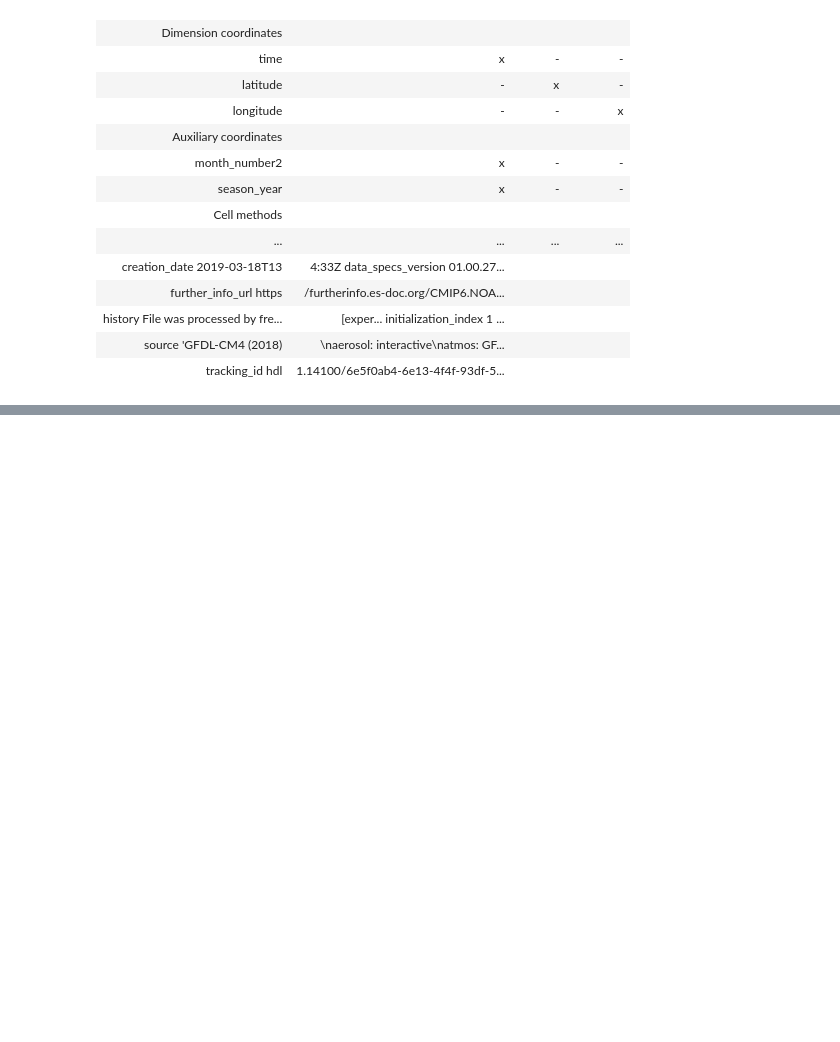
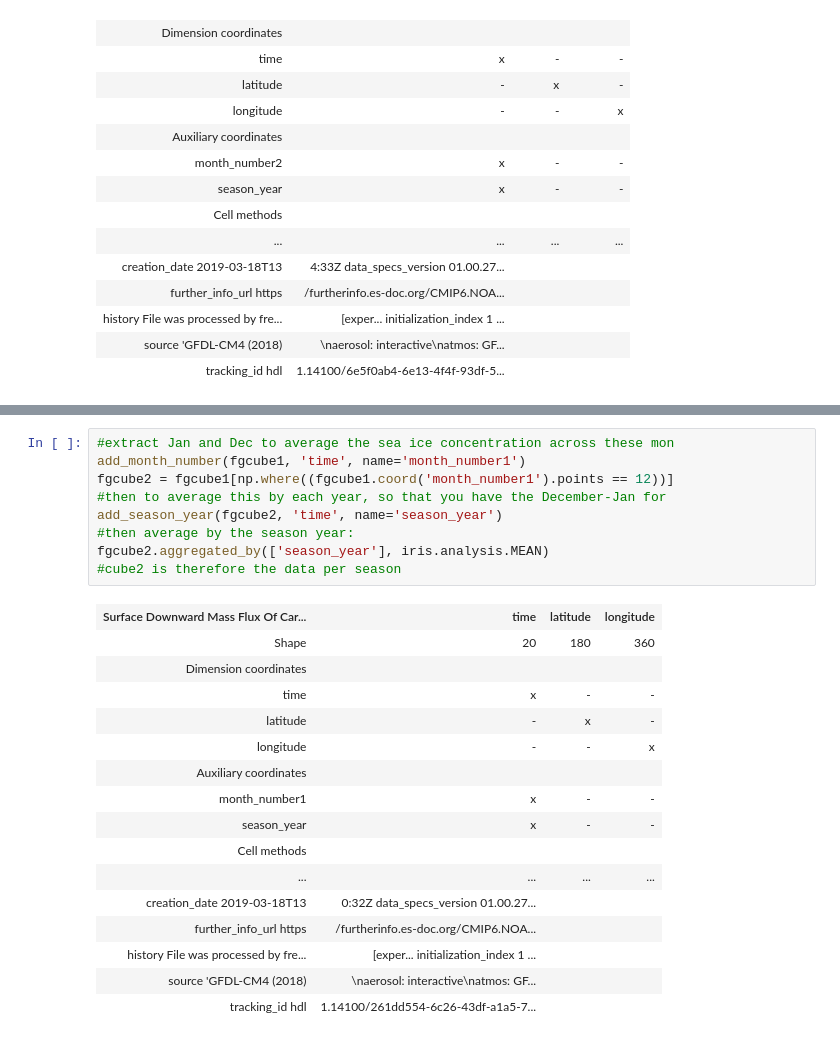
Before and after one commit to ab1261/dissertation_script, a Jupyter notebook: siconc_GDFL_CMv2.ipynb, the cells around one changed output, grey strips where cells are left out. Saved outputs shown, nothing was run; the diff lists cells and outputs as text; blank space fills up the shorter version.

```diff
--- a/siconc_GDFL_CMv2.ipynb
+++ b/siconc_GDFL_CMv2.ipynb
@@ -170,0 +192,26 @@ AttributeError: 'Cube' object has no attribute 'date'
+# %%
+#extract Jan and Dec to average the sea ice concentration across these mon
+add_month_number(fgcube1, 'time', name='month_number1')
+fgcube2 = fgcube1[np.where((fgcube1.coord('month_number1').points == 12))]
+#then to average this by each year, so that you have the December-Jan for
+add_season_year(fgcube2, 'time', name='season_year')
+#then average by the season year:
+fgcube2.aggregated_by(['season_year'], iris.analysis.MEAN)
+#cube2 is therefore the data per season
+# %% [output]
+| Surface Downward Mass Flux Of Car... | time | latitude | longitude |
+| Shape | 20 | 180 | 360 |
+| Dimension coordinates |  |  |  |
+| time | x | - | - |
+| latitude | - | x | - |
+| longitude | - | - | x |
+| Auxiliary coordinates |  |  |  |
+| month_number1 | x | - | - |
+| season_year | x | - | - |
+| Cell methods |  |  |  |
+| ... | ... | ... | ... |
+| creation_date 2019-03-18T13 | 0:32Z data_specs_version 01.00.27... |  |  |
+| further_info_url https | /furtherinfo.es-doc.org/CMIP6.NOA... |  |  |
+| history File was processed by fre... | [exper... initialization_index 1 ... |  |  |
+| source 'GFDL-CM4 (2018) | \naerosol: interactive\natmos: GF... |  |  |
+| tracking_id hdl | 1.14100/261dd554-6c26-43df-a1a5-7... |  |  |
```
Also changed, not shown: parts of 7 cells of this notebook.
